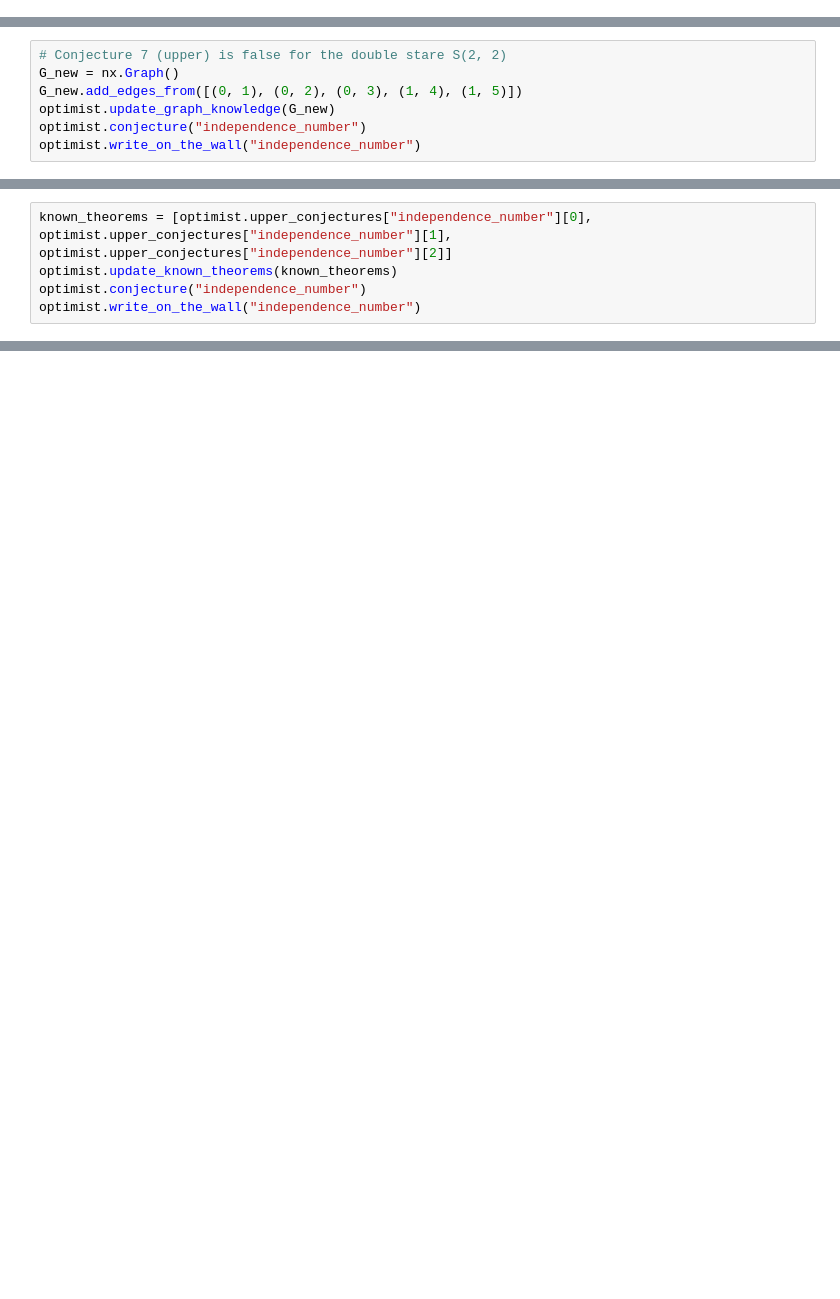
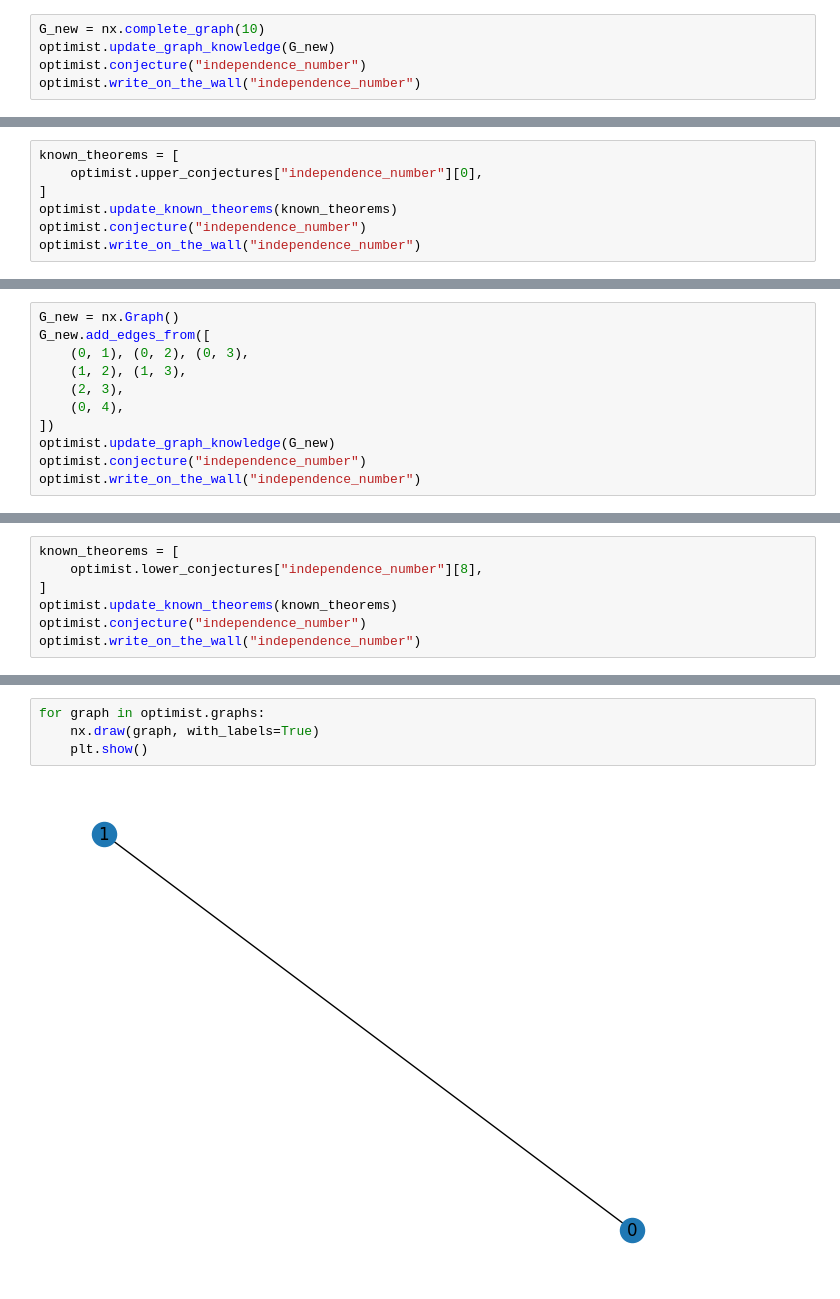
Before and after one commit to RandyRDavila/The-Optimist, a Jupyter notebook: notebooks/experiment.ipynb, the cells around one changed output, grey strips where cells are left out. Drawn from its saved outputs; the diff is of its cells as text; blank space fills up the shorter version.

```diff
--- a/notebooks/experiment.ipynb
+++ b/notebooks/experiment.ipynb
@@ -816,0 +1522,5 @@ With equality on 3 graphs.
+# %%
+G_new = nx.complete_graph(10)
+optimist.update_graph_knowledge(G_new)
+optimist.conjecture("independence_number")
+optimist.write_on_the_wall("independence_number")
@@ -888,0 +1568,7 @@ With equality on 4 graphs.
+# %%
+known_theorems = [
+    optimist.upper_conjectures["independence_number"][0],
+]
+optimist.update_known_theorems(known_theorems)
+optimist.conjecture("independence_number")
+optimist.write_on_the_wall("independence_number")
@@ -889,7 +1593,11 @@ With equality on 4 graphs.
 # %%
-# Conjecture 7 (upper) is false for the double stare S(2, 2)
 G_new = nx.Graph()
-G_new.add_edges_from([(0, 1), (0, 2), (0, 3), (1, 4), (1, 5)])
+G_new.add_edges_from([
+    (0, 1), (0, 2), (0, 3),
+    (1, 2), (1, 3),
+    (2, 3),
+    (0, 4),
+])
 optimist.update_graph_knowledge(G_new)
 optimist.conjecture("independence_number")
 optimist.write_on_the_wall("independence_number")
@@ -987,5 +1622,7 @@ With equality on 4 graphs.
 # %%
-known_theorems = [optimist.upper_conjectures["independence_number"][0], optimist.upper_conjectures["independence_number"][1], optimist.upper_conjectures["independence_number"][2]]
+known_theorems = [
+    optimist.lower_conjectures["independence_number"][8],
+]
 optimist.update_known_theorems(known_theorems)
 optimist.conjecture("independence_number")
 optimist.write_on_the_wall("independence_number")
@@ -1055,0 +1667,6 @@ With equality on 4 graphs.
+# %%
+for graph in optimist.graphs:
+    nx.draw(graph, with_labels=True)
+    plt.show()
+# %% [output]
+[figure, added]
```
Also changed, not shown: parts of 45 cells of this notebook, 1 other file.
